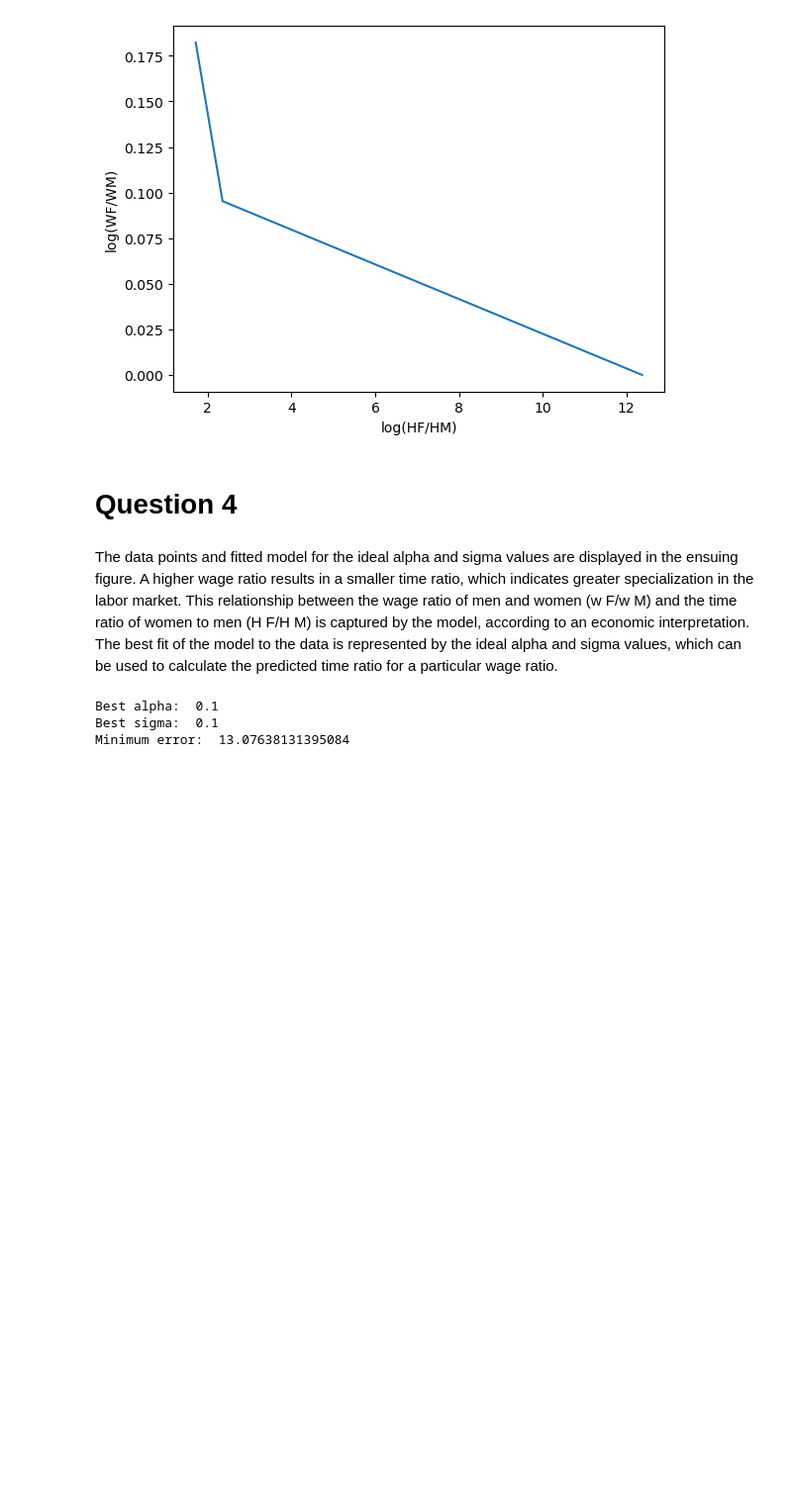
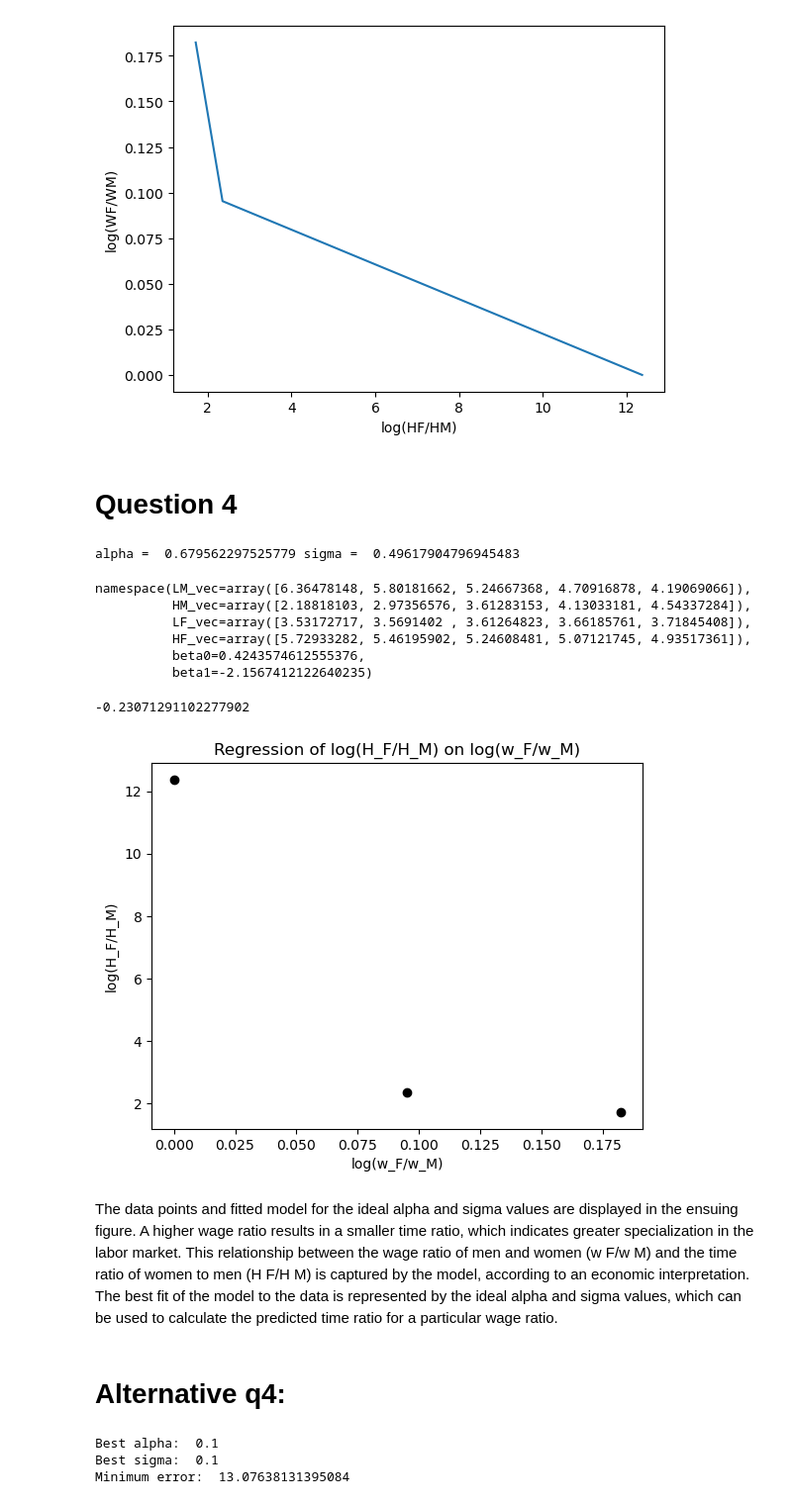
Before and after one commit to krabbe98/projects-2023-best-team, a Jupyter notebook: inauguralproject/inauguralproject.ipynb, the cells around one changed output. Shown at 99% size. Cells and saved outputs as stored; diff of their text form; code cells hidden in the pictures; blank space fills up the shorter version.

Commit message:
New, but q4 graph still looks different.

```diff
--- a/inauguralproject/inauguralproject.ipynb
+++ b/inauguralproject/inauguralproject.ipynb
@@ -101,8 +101,61 @@ plt.show()
 [figure]
 # %% [markdown]
 # Question 4
+# %%
+# %debug
+model.par.alpha = 0.5
+model.par.alpha = 1
+alpha_est, sigma_est = model.estimate()
+#provide estimates for alpha and sigma, utilising estimate.
+print('alpha = ', alpha_est, 'sigma = ', sigma_est)
+# %% [output]
+alpha =  0.679562297525779 sigma =  0.49617904796945483
+# %%
+model.sol
+# %% [output]
+namespace(LM_vec=array([6.36478148, 5.80181662, 5.24667368, 4.70916878, 4.19069066]),
+          HM_vec=array([2.18818103, 2.97356576, 3.61283153, 4.13033181, 4.54337284]),
+          LF_vec=array([3.53172717, 3.5691402 , 3.61264823, 3.66185761, 3.71845408]),
+          HF_vec=array([5.72933282, 5.46195902, 5.24608481, 5.07121745, 4.93517361]),
+          beta0=0.4243574612555376,
+          beta1=-2.1567412122640235)
+# %%
+idx = 4
+model.calc_utility(model.sol.LM_vec[idx],
+                   model.sol.HM_vec[idx],
+                   model.sol.LF_vec[idx],
+                   model.sol.HF_vec[idx])
+# %% [output]
+-0.23071291102277902
+# %%
+import pandas as pd
+import numpy as np
+import scipy.optimize as opt
+import seaborn as sns
+import matplotlib.pyplot as plt
+
+#Set up data
+w_F = np.array([0.8, 0.9, 1.0, 1.1, 1.2])
+w_M = np.ones(5)
+data = pd.DataFrame({'w_F': w_F, 'w_M': w_M, 'logHFHM': logHFHM})
+# %%
+plt.scatter(x=np.log(w_F/w_M), y=logHFHM, color='black')
+sns.regplot(x=np.log(w_F/w_M), y=logHFHM, scatter=False, color='black')
+
+#could not get the following to work
+#for i in range(5):
+#    sns.regplot(x=np.log(w_F[i]/w_M[i]), y=data.loc[data['w_F']==w_F[i], 'logHFHM'], scatter=False, color='blue')
+
+plt.xlabel('log(w_F/w_M)')
+plt.ylabel('log(H_F/H_M)')
+plt.title('Regression of log(H_F/H_M) on log(w_F/w_M)')
+plt.show()
+# %% [output]
+[figure, added]
 # %% [markdown]
 The data points and fitted model for the ideal alpha and sigma values are displayed in the ensuing figure. A higher wage ratio results in a smaller time ratio, which indicates greater specialization in the labor market. This relationship between the wage ratio of men and women (w F/w M) and the time ratio of women to men (H F/H M) is captured by the model, according to an economic interpretation. The best fit of the model to the data is represented by the ideal alpha and sigma values, which can be used to calculate the predicted time ratio for a particular wage ratio.
+# %% [markdown]
+# Alternative q4:
 # %%
 import numpy as np
 
```
Also changed, not shown: 1 other file.
